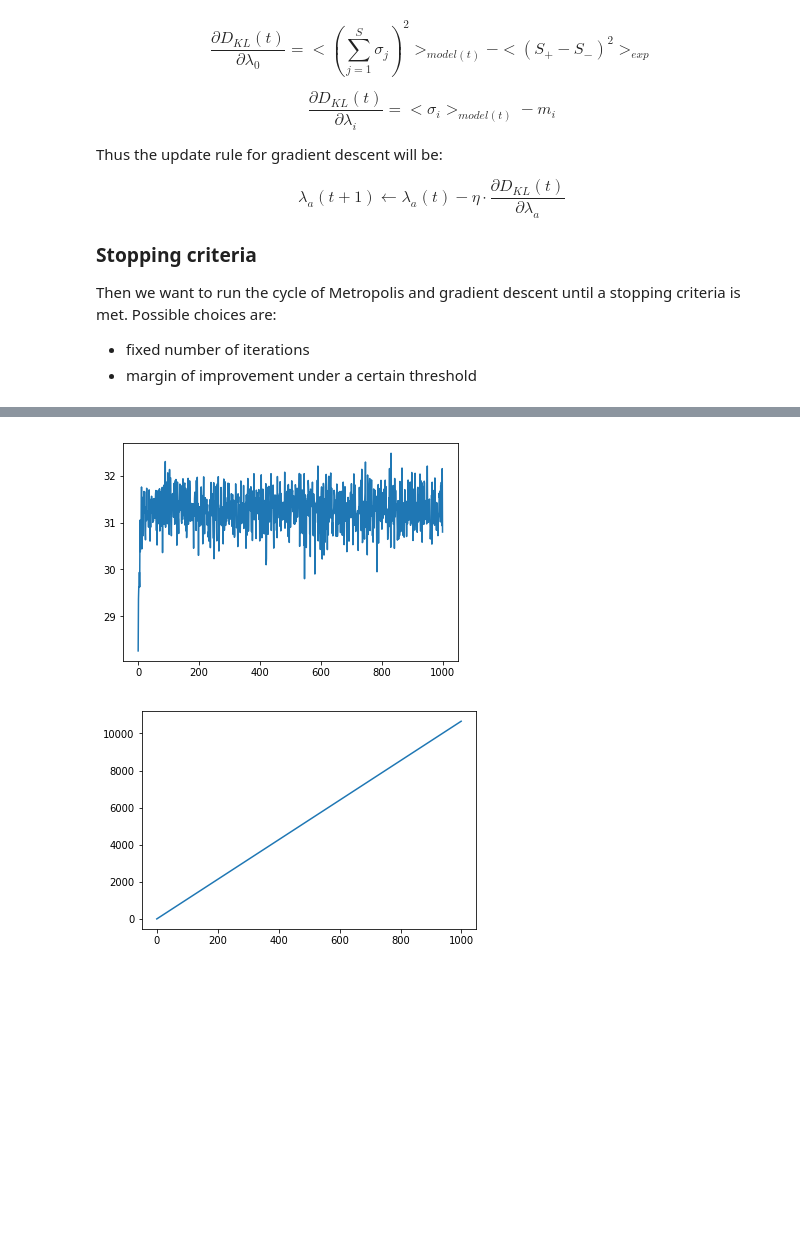
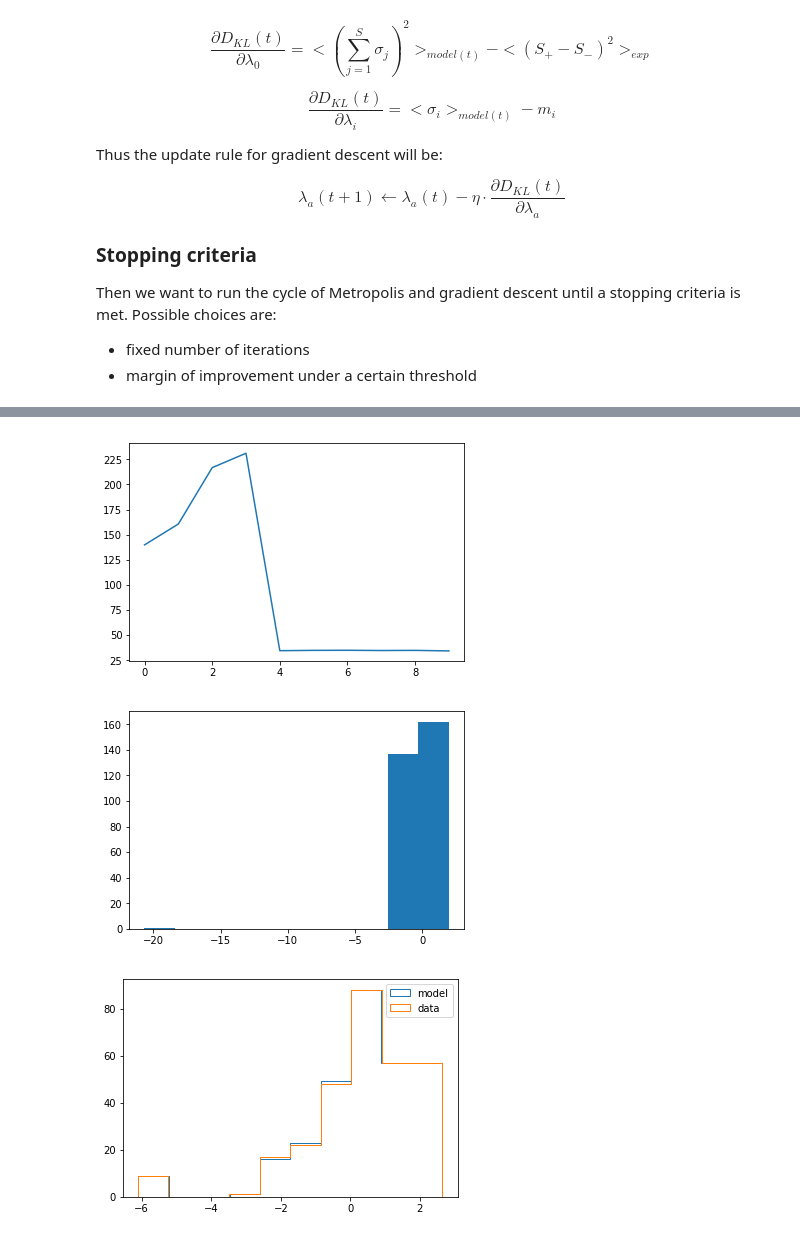
Before and after one commit to francescovidaich964/Forests, a Jupyter notebook: Forest.ipynb, the cells around one changed output, grey strips where cells are left out. Saved outputs shown, nothing was run; the diff lists cells and outputs as text; code cells hidden in the pictures; blank space fills up the shorter version.

Commit message:
Metropolis is working

```diff
--- a/Forest.ipynb
+++ b/Forest.ipynb
@@ -273,27 +286,44 @@ def KL_divergence(configs, exp_constraints):
     return KL_div
 # %%
 # Define constants
-eta = 0.5
-max_acc = 0.15
+exp_constraints = np.concatenate(([C0_exp], m_i))
+eta = 0.001
+max_acc = 0.1
 N = 100
-iterations = 1000
+iterations = 10
 
 # vectors to save results
 every_lambdas = np.zeros((iterations, 300))
+every_KL_div  = np.zeros((iterations, 300))
 errors = np.zeros(iterations)
 
-# We start with l_i from point 3 and random l_0
+# We start with l_i from point 3, random l_0
 l_0 = np.random.uniform(-1,1)
+print('starting l0: ', l_0)
 lambdas = np.concatenate(([l_0], l_i))
+
 
 for i in tnrange(iterations):
 
+    #If it's the first cycle, generate random config, then start from the last one generated
+    if i == 0:
+        init_state = np.random.choice([+1,-1], size = 299)
+    else:
+        init_state = good_configs[-1]
+
     # Sample N configurations with metropolis
-    good_configs = metropolis_sample(lambdas, max_acc, N)
+    good_configs = metropolis_sample(init_state, lambdas, max_acc, N)
+
+    """
+    #Check if metropolis was able to reach max_acc (if not, we already have the best lambdas)
+    if good_configs == False :
+        print('Found the best lambdas that this algorithm can give after',i,'iterations')
+        break
+    """
 
     # Compute all terms of Kullback–Leibler divergences
-    exp_constraints = np.concatenate(([C0_exp], m_i))
     KL_div_values = KL_divergence(good_configs, exp_constraints)
+    every_KL_div[i] = KL_div_values
 
     # Gradient descent to update lambdas
     lambdas = lambdas - eta*KL_div_values
@@ -301,5 +331,6 @@ for i in tnrange(iterations):
 
     # Estimate error as the norm of the gradient
     errors[i] = np.linalg.norm(KL_div_values)
-    print('______ERROR_____: ',errors[i])
+
+    print() #solo per fare spazio nell'output
 # %% [output]
@@ -324,8 +356,15 @@ ______ERROR_____:  30.80004216100554
-# %%
-plt.plot(errors)
-plt.show()
-plt.plot(every_lambdas[:,0])
-plt.show()
-# %% [output]
-[figure, removed]
-[figure, removed]
+# %%
+plt.plot(errors)
+plt.show()
+
+plt.hist(every_KL_div[-1])
+plt.show()
+
+plt.hist(every_lambdas[-1], histtype = 'step', label = 'model')
+plt.hist(l_i, histtype = 'step', label = 'data')
+plt.legend()
+plt.show()
+# %% [output]
+[figure, added]
+[figure, added]
+[figure, added]
```
Also changed, not shown: parts of 4 cells of this notebook.
